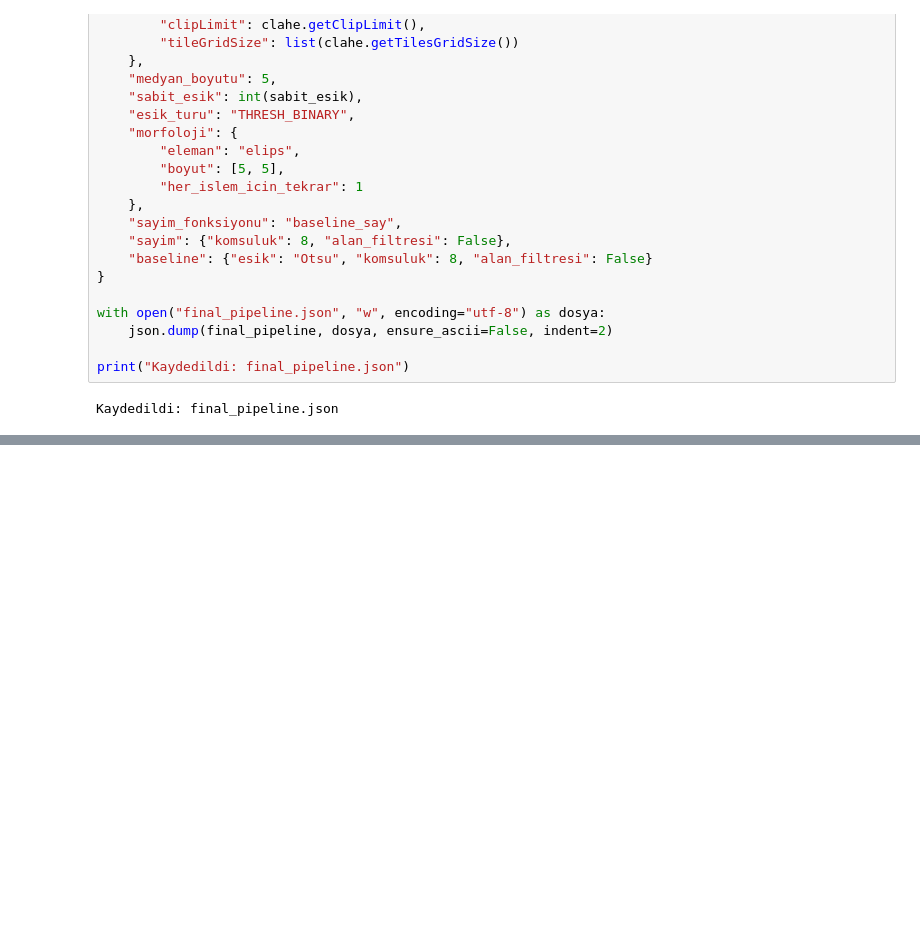
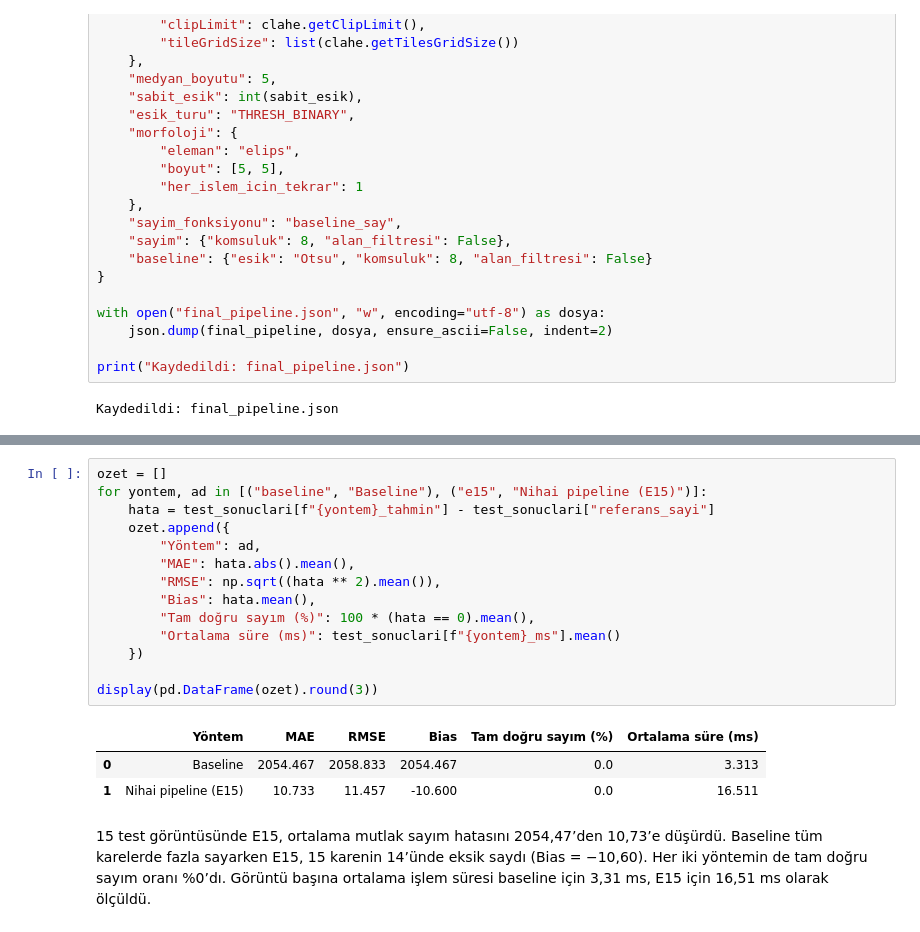
Before and after one commit to 1alperenaydin/sayisal-goruntu-isleme-midterm, a Jupyter notebook: main.ipynb, the cells around one changed output, grey strips where cells are left out. Saved outputs shown, nothing was run; the diff lists cells and outputs as text; blank space fills up the shorter version.

```diff
--- a/main.ipynb
+++ b/main.ipynb
@@ -809,0 +851,20 @@ else:
+# %%
+ozet = []
+for yontem, ad in [("baseline", "Baseline"), ("e15", "Nihai pipeline (E15)")]:
+    hata = test_sonuclari[f"{yontem}_tahmin"] - test_sonuclari["referans_sayi"]
+    ozet.append({
+        "Yöntem": ad,
+        "MAE": hata.abs().mean(),
+        "RMSE": np.sqrt((hata ** 2).mean()),
+        "Bias": hata.mean(),
+        "Tam doğru sayım (%)": 100 * (hata == 0).mean(),
+        "Ortalama süre (ms)": test_sonuclari[f"{yontem}_ms"].mean()
+    })
+
+display(pd.DataFrame(ozet).round(3))
+# %% [output]
+|  | Yöntem | MAE | RMSE | Bias | Tam doğru sayım (%) | Ortalama süre (ms) |
+| 0 | Baseline | 2054.467 | 2058.833 | 2054.467 | 0.0 | 3.313 |
+| 1 | Nihai pipeline (E15) | 10.733 | 11.457 | -10.600 | 0.0 | 16.511 |
+# %% [markdown]
+15 test görüntüsünde E15, ortalama mutlak sayım hatasını 2054,47’den 10,73’e düşürdü. Baseline tüm karelerde fazla sayarken E15, 15 karenin 14’ünde eksik saydı (Bias = −10,60). Her iki yöntemin de tam doğru sayım oranı %0’dı. Görüntü başına ortalama işlem süresi baseline için 3,31 ms, E15 için 16,51 ms olarak ölçüldü.
```
Also changed, not shown: parts of 17 cells of this notebook, 1 other file.
